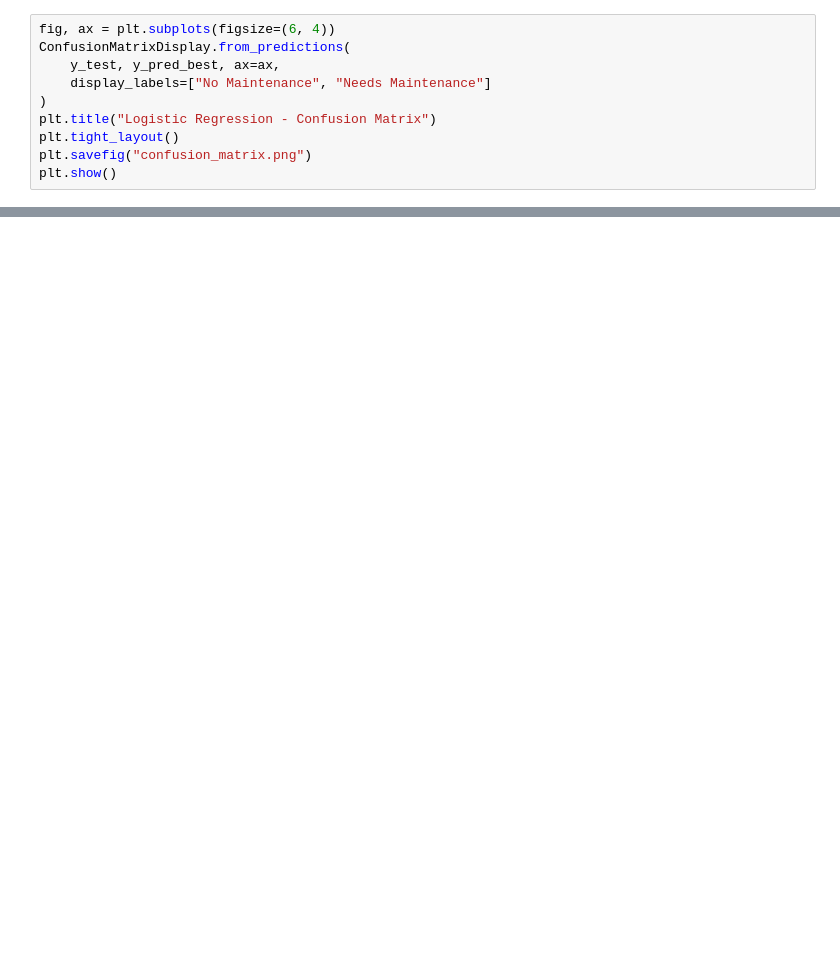
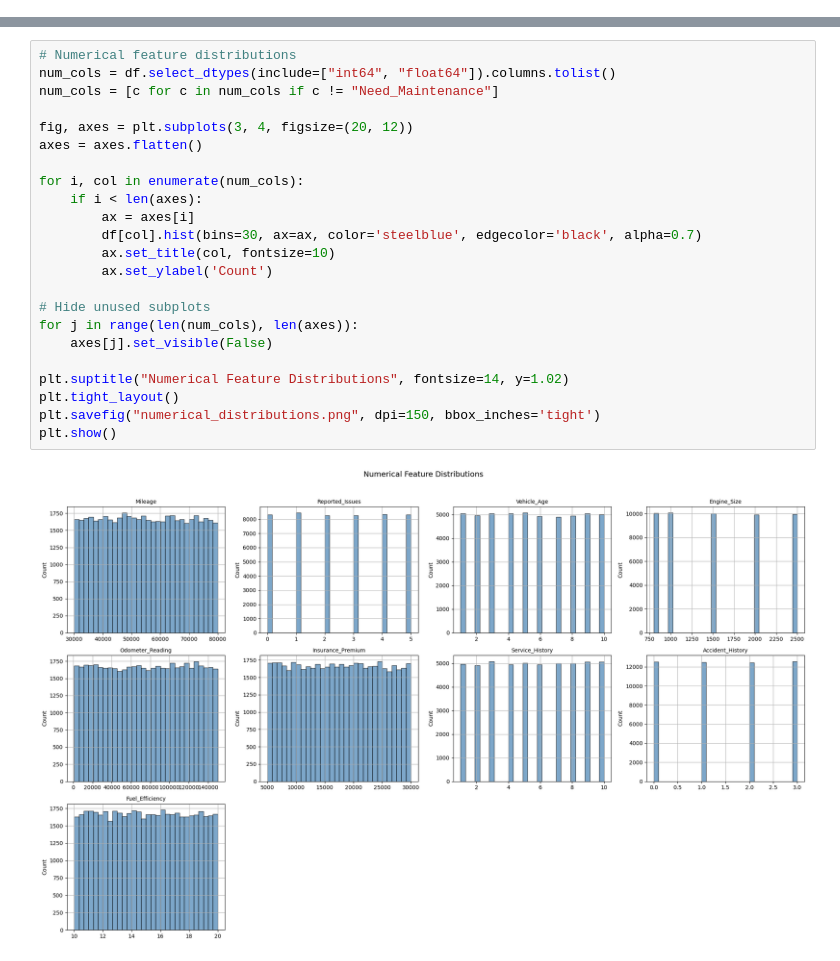
Before and after one commit to GreenHacker420/Vehicle_AIML, a Jupyter notebook: model/data_processing.ipynb, the cells around one changed output, grey strips where cells are left out. Drawn from its saved outputs; the diff is of its cells as text; blank space fills up the shorter version.

```diff
--- a/model/data_processing.ipynb
+++ b/model/data_processing.ipynb
@@ -198,10 +0,0 @@ Final Model Accuracy: 0.954
-# %%
-fig, ax = plt.subplots(figsize=(6, 4))
-ConfusionMatrixDisplay.from_predictions(
-    y_test, y_pred_best, ax=ax,
-    display_labels=["No Maintenance", "Needs Maintenance"]
-)
-plt.title("Logistic Regression - Confusion Matrix")
-plt.tight_layout()
-plt.savefig("confusion_matrix.png")
-plt.show()
@@ -240,0 +123,25 @@ Model saved as vehicle_maintenance_pipeline.pkl
+# %%
+# Numerical feature distributions
+num_cols = df.select_dtypes(include=["int64", "float64"]).columns.tolist()
+num_cols = [c for c in num_cols if c != "Need_Maintenance"]
+
+fig, axes = plt.subplots(3, 4, figsize=(20, 12))
+axes = axes.flatten()
+
+for i, col in enumerate(num_cols):
+    if i < len(axes):
+        ax = axes[i]
+        df[col].hist(bins=30, ax=ax, color='steelblue', edgecolor='black', alpha=0.7)
+        ax.set_title(col, fontsize=10)
+        ax.set_ylabel('Count')
+
+# Hide unused subplots
+for j in range(len(num_cols), len(axes)):
+    axes[j].set_visible(False)
+
+plt.suptitle("Numerical Feature Distributions", fontsize=14, y=1.02)
+plt.tight_layout()
+plt.savefig("numerical_distributions.png", dpi=150, bbox_inches='tight')
+plt.show()
+# %% [output]
+[figure, added]
```
Also changed, not shown: parts of 55 cells of this notebook, 10 other files.
